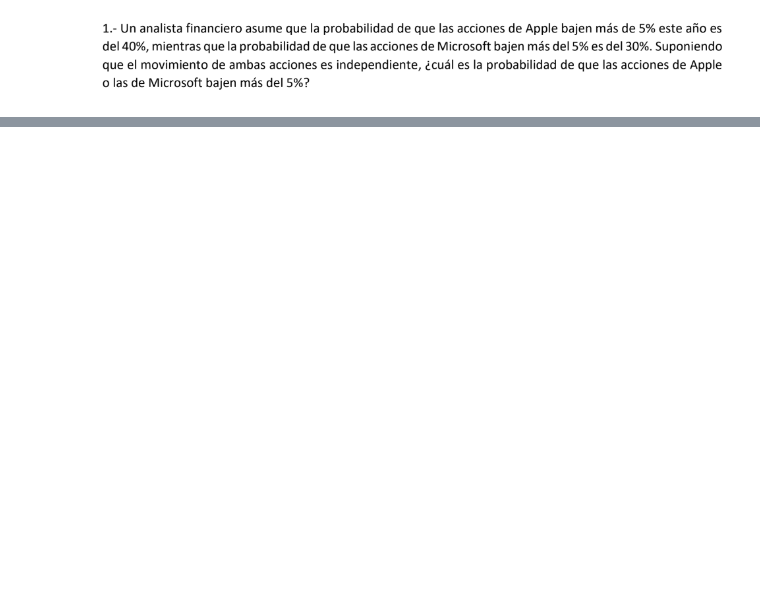
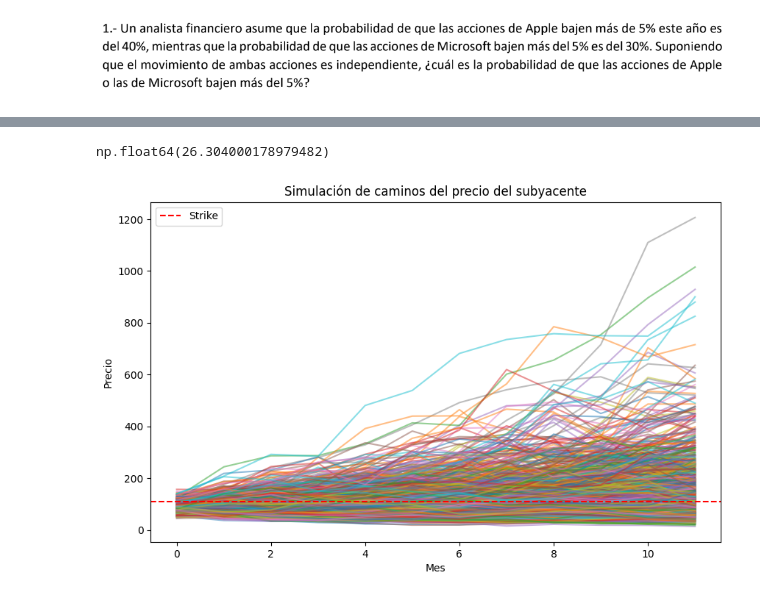
Before and after one commit to AlbertoMarquez794/diplo-data-science-albert, a Jupyter notebook: Module 2/HW/Tarea2.ipynb, the cells around one changed output, grey strips where cells are left out. Saved outputs shown, nothing was run; the diff lists cells and outputs as text; code cells hidden in the pictures; blank space fills up the shorter version.

```diff
--- a/Module 2/HW/Tarea2.ipynb
+++ b/Module 2/HW/Tarea2.ipynb
@@ -111,0 +21,50 @@ La probabilidad de que las acciones de Apple o las de Microsoft bajen más del 5
+# %%
+import numpy as np
+import matplotlib.pyplot as plt
+
+# Parámetros
+S0 = 81
+K = 110
+mu = 0.04
+sigma = 0.20
+T = 12 #Un año
+N = 1000 #simulaciones
+
+np.random.seed(42)
+
+# Simulación de retornos
+returns = np.random.normal(mu, sigma, size=(N, T))
+
+# Simulación de precios
+prices = np.zeros((N, T))
+prices[:, 0] = S0 * np.exp(returns[:, 0])
+
+for t in range(1, T):
+    prices[:, t] = prices[:, t-1] * np.exp(returns[:, t])
+
+# Promedio mensual del precio
+average_prices = prices.mean(axis=1)
+
+# Payoffs
+payoffs = np.maximum(average_prices - K, 0)
+
+# Prima (valor esperado del payoff)
+option_price = payoffs.mean()
+
+option_price
+# %% [output]
+np.float64(26.304000178979482)
+# %%
+plt.figure(figsize=(10,6))
+
+for i in range(1000):  # mostramos solo 100 para claridad
+    plt.plot(prices[i], alpha=0.5)
+
+plt.axhline(K, color='red', linestyle='--', label='Strike')
+plt.title('Simulación de caminos del precio del subyacente')
+plt.xlabel('Mes')
+plt.ylabel('Precio')
+plt.legend()
+plt.show()
+# %% [output]
+[figure, added]
```
Also changed, not shown: parts of 3 cells of this notebook, 2 other files.
